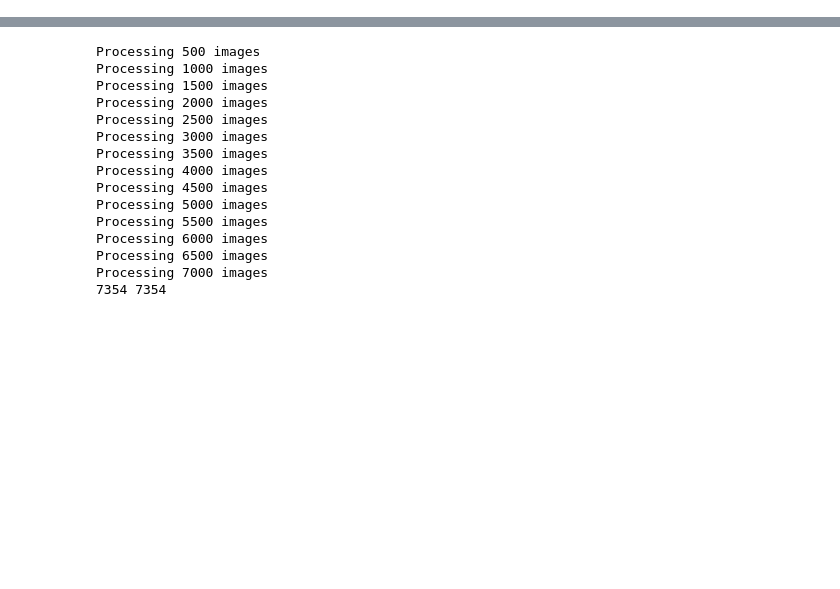
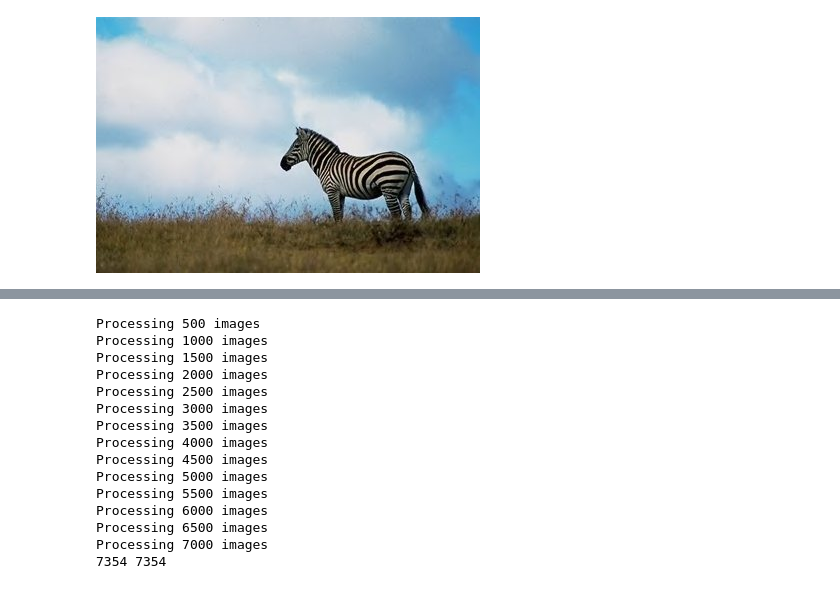
Before and after one commit to longlong892001/longlong892001, a Jupyter notebook: forgery.ipynb, the cells around one changed output, grey strips where cells are left out. Cells and saved outputs as stored; diff of their text form; code cells hidden in the pictures; blank space fills up the shorter version.

Commit message:
Kaggle Notebook | forgery | Version 2

```diff
--- a/forgery.ipynb
+++ b/forgery.ipynb
@@ -47,3 +47,8 @@ def convert_to_ela_image(path, quality):
 image_size = (128, 128)
 def prepare_image(image_path):
     return np.array(convert_to_ela_image(image_path, 90).resize(image_size)).flatten() /255.0
+# %%
+real_image_path = '/kaggle/input/casia-dataset/casia/CASIA2/Au/Au_ani_00001.jpg'
+Image.open(real_image_path)
+# %% [output]
+[figure, added]
```
Also changed, not shown: parts of 11 cells of this notebook.
